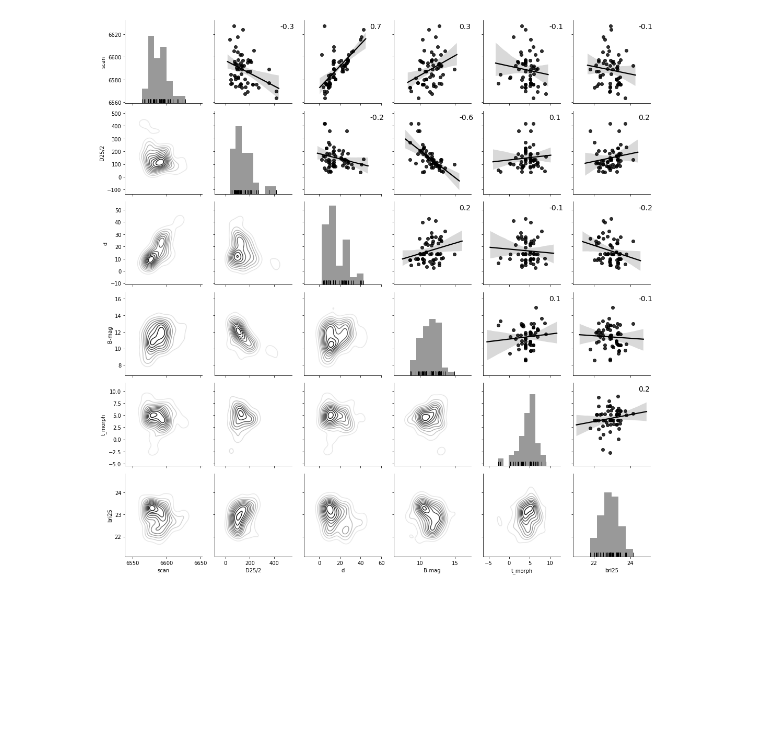
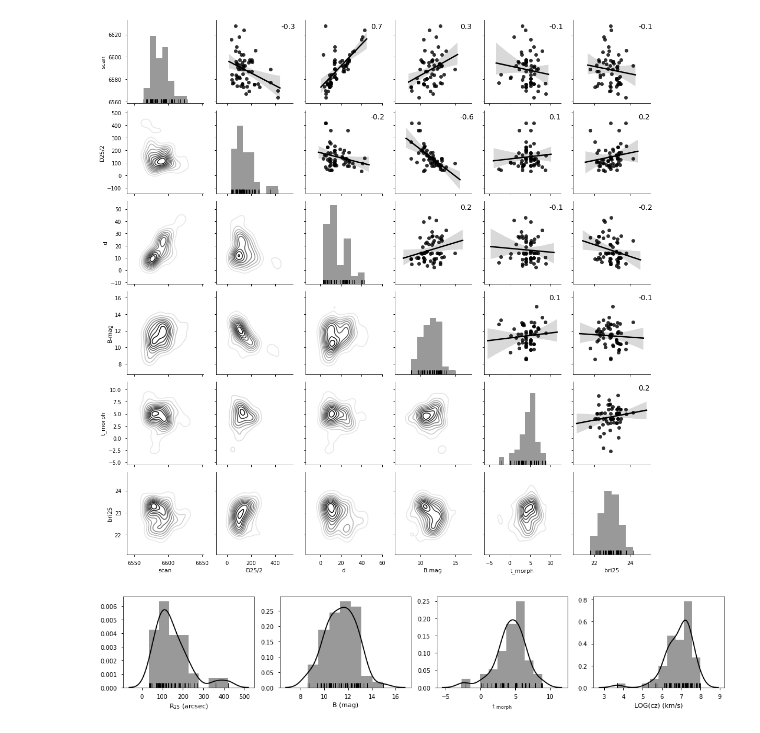
Before and after one commit to gus-morales/dlatam_ds, a Jupyter notebook: desafios/Untitled.ipynb, the cells around one changed output. Cells and saved outputs as stored; diff of their text form; code cells hidden in the pictures; blank space fills up the shorter version.

```diff
--- a/desafios/Untitled.ipynb
+++ b/desafios/Untitled.ipynb
@@ -5,9 +5,11 @@ import matplotlib.pyplot as plt
 from matplotlib.pyplot import rcParams
 import seaborn as sns
 %matplotlib inline
+C = 2.99e5
 # %%
 fname = 'dat_gals.csv'
 df = pd.read_csv(fname)
+df['LOG(vel)'] = C*df['z']
 df.head()
 # %% [output]
 |  | ID | z | scan | D25/2 | d | B-mag | err_B | B-V | Morph | t_morph | err_t | ... |
@@ -16,13 +18,6 @@ df.head()
 | 2 | UGC8937 | 0.009877 | 6627.6 | 69.0 | 4.96 | 12.78 | 0.36 | NaN | SBb | 3.1 | 0.4 | ... |
 | 3 | UGC11283 | 0.006508 | 6605.5 | 69.0 | 32.60 | 13.61 | 0.06 | 0.60 | Sd | 7.9 | 0.8 | ... |
 | 4 | UGC3685 | 0.005994 | 6602.1 | 120.0 | 28.10 | 13.00 | 0.33 | NaN | Sb | 3.0 | 0.4 | ... |
-# %%
-plt.style.use('seaborn-notebook')
-plt.rcParams['figure.figsize'] = 3, 3
-sns.pairplot(df.drop(columns=['ID', 'z', 'err_B', 'Morph', 'err_t']),
-             hue='key',
-             diag_kind='kde',
-             dropna=True)
 # %%
 from scipy.stats import pearsonr
 def corrfunc(x,y, ax=None, **kws):
@@ -42,3 +37,21 @@ plt.tight_layout()
 plt.savefig('test.png', dpi=200)
 # %% [output]
 [figure]
+# %%
+plt.rcParams['figure.figsize'] = 15,3
+RUG = True
+plt.subplot(141)
+p1 = sns.distplot(df['D25/2'], rug=RUG, color='black')
+plt.subplot(142)
+p2 = sns.distplot(df['B-mag'], rug=RUG, color='black')
+plt.subplot(143)
+p3 = sns.distplot(df['t_morph'], rug=RUG, color='black')
+plt.subplot(144)
+p4 = sns.distplot(np.log(df['LOG(vel)']), rug=RUG, color='black')
+p1.set_xlabel(r'R$_{25}$ (arcsec)')
+p2.set_xlabel(r'B (mag)')
+p3.set_xlabel(r't $_\mathrm{morph}$')
+p4.set_xlabel('LOG(cz) (km/s)')
+plt.tight_layout()
+# %% [output]
+[figure, added]
```
Also changed, not shown: parts of 1 cell of this notebook, 2 other files.
